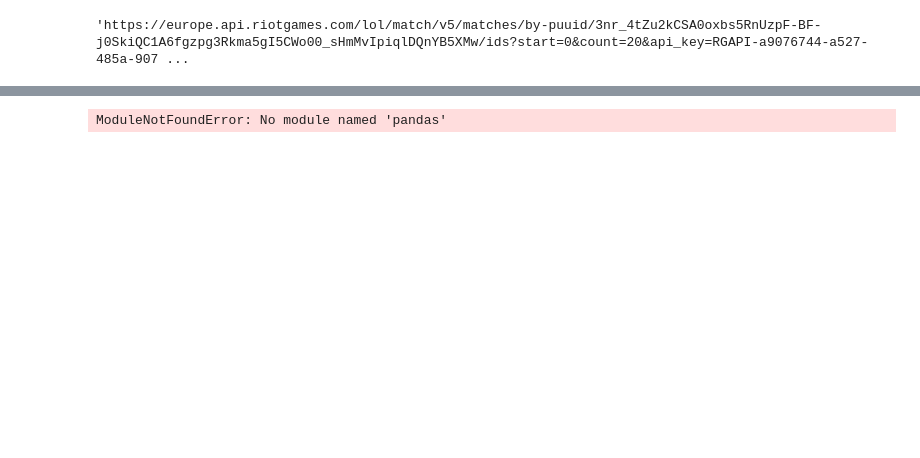
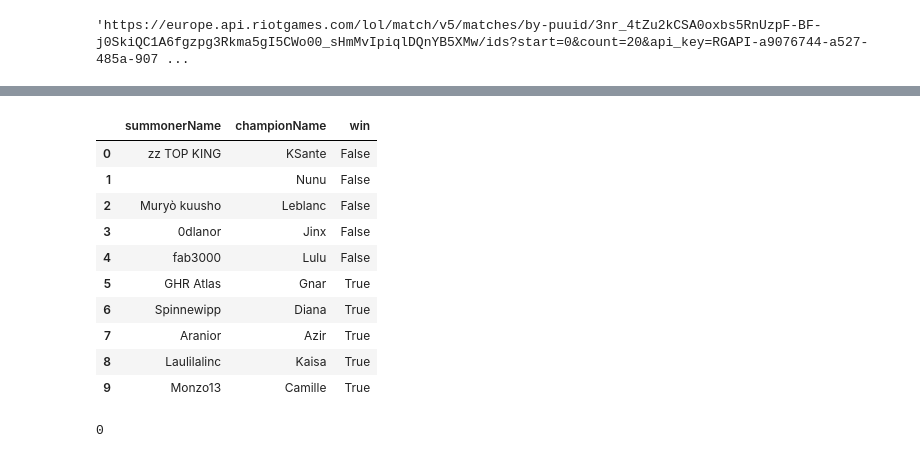
Before and after one commit to MikkelONielsen/RIOT_API_TESTING, a Jupyter notebook: Recent_game.ipynb, the cells around one changed output, grey strips where cells are left out. Saved outputs shown, nothing was run; the diff lists cells and outputs as text; code cells hidden in the pictures; blank space fills up the shorter version.

```diff
--- a/Recent_game.ipynb
+++ b/Recent_game.ipynb
@@ -123,12 +125,27 @@ match_info_response.json()
   'tournamentCode': ''}}
 # %%
 matchinfo = match_info_response.json()
-# %%
-import pandas as pd
-
-participants = matchinfo['info']['participants']
-df = pd.DataFrame(participants)
-df['championName'] = df['championName'].apply(lambda x: x['championName'])
-matchinfo['info']['participants'][1]['championName']
-# %% [output]
-ModuleNotFoundError: No module named 'pandas'
+# %%
+#putting it into a pandas dataframe with basic information
+import pandas as pd
+df_all = pd.DataFrame(matchinfo['info']['participants'])
+df_basic = df_all[['summonerName', 'championName', 'win']]
+df_basic
+# %% [output]
+|  | summonerName | championName | win |
+| 0 | zz TOP KING | KSante | False |
+| 1 |  | Nunu | False |
+| 2 | Muryò kuusho | Leblanc | False |
+| 3 | 0dlanor | Jinx | False |
+| 4 | fab3000 | Lulu | False |
+| 5 | GHR Atlas | Gnar | True |
+| 6 | Spinnewipp | Diana | True |
+| 7 | Aranior | Azir | True |
+| 8 | Laulilalinc | Kaisa | True |
+| 9 | Monzo13 | Camille | True |
+# %%
+#finding the index of the player that was inputted in the beginning
+selected_player_index = matchinfo['metadata']['participants'].index(player_account_id)
+selected_player_index
+# %% [output]
+0
```
Also changed, not shown: parts of 20 cells of this notebook.
